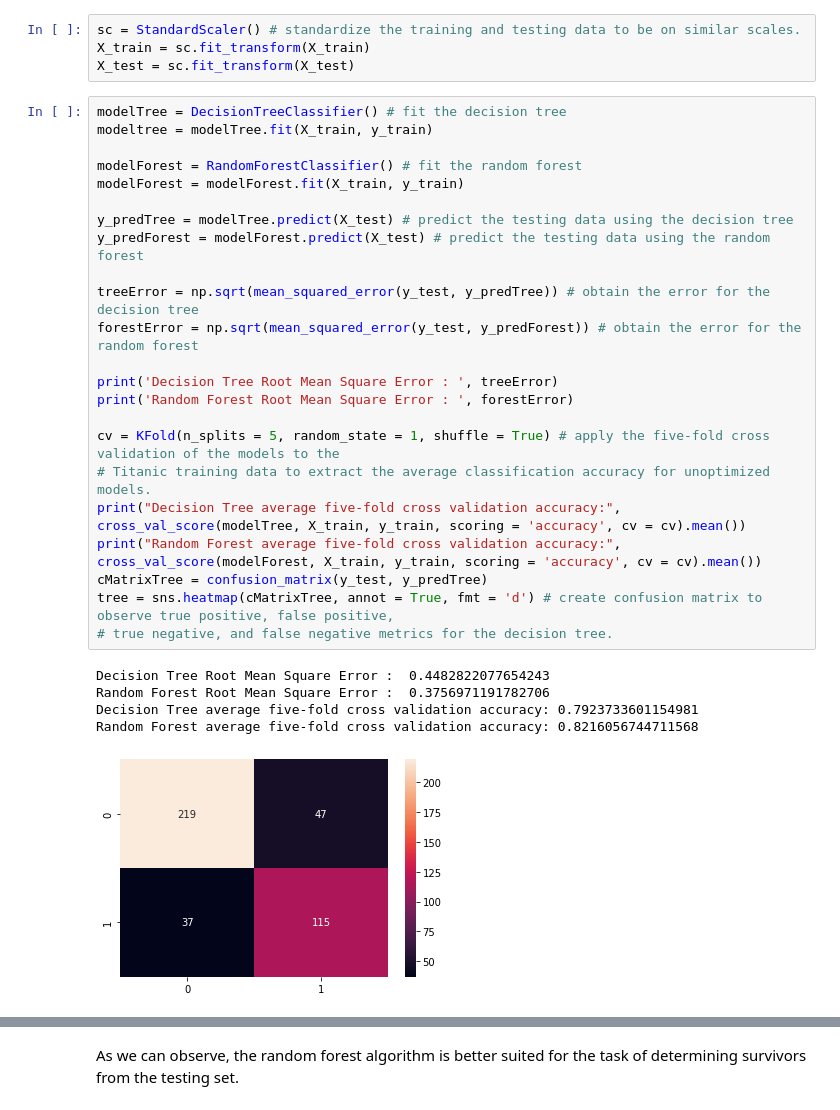
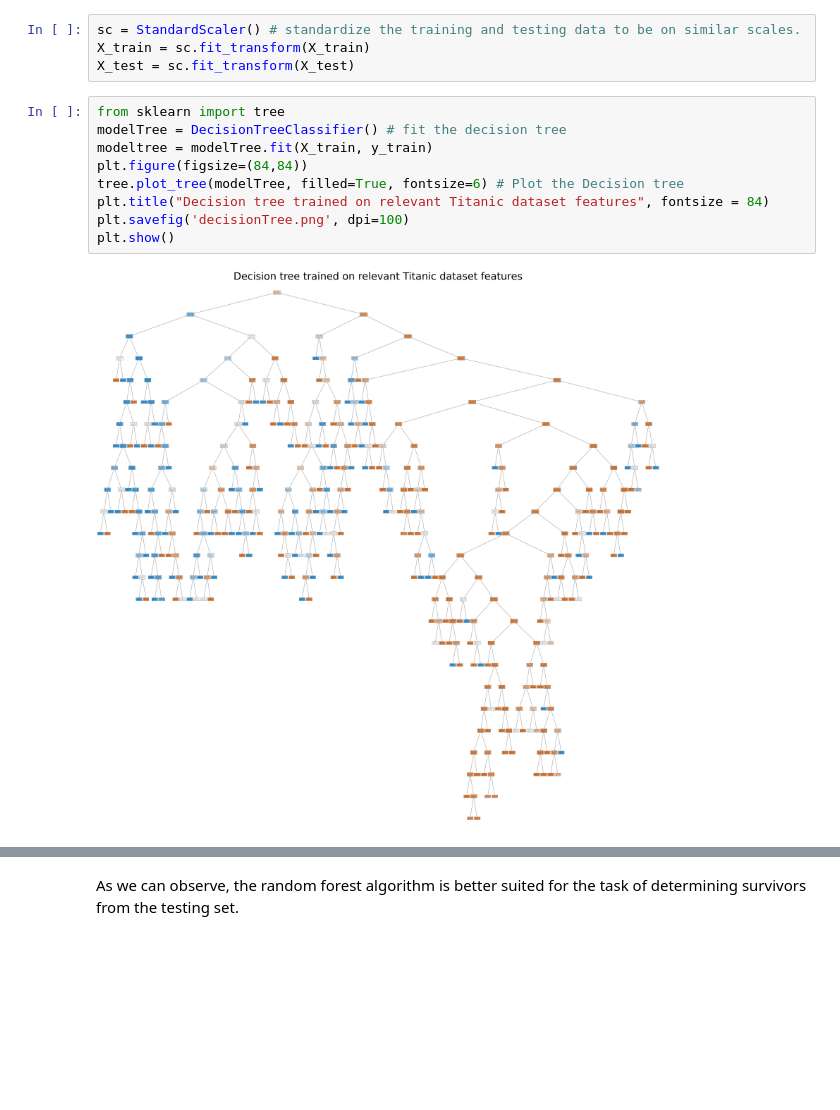
Before and after one commit to nikhilmsreedhar/titanicSurvivorPredictions, a Jupyter notebook: DecisionTreeVsRandomForest.ipynb, the cells around one changed output, grey strips where cells are left out. Drawn from its saved outputs; the diff is of its cells as text; blank space fills up the shorter version.

```diff
--- a/DecisionTreeVsRandomForest.ipynb
+++ b/DecisionTreeVsRandomForest.ipynb
@@ -148,31 +152,13 @@ sc = StandardScaler() # standardize the training and testing data to be on simil
 X_train = sc.fit_transform(X_train)
 X_test = sc.fit_transform(X_test)
 # %%
+from sklearn import tree
 modelTree = DecisionTreeClassifier() # fit the decision tree
 modeltree = modelTree.fit(X_train, y_train)
-
-modelForest = RandomForestClassifier() # fit the random forest
-modelForest = modelForest.fit(X_train, y_train)
-
-y_predTree = modelTree.predict(X_test) # predict the testing data using the decision tree
-y_predForest = modelForest.predict(X_test) # predict the testing data using the random forest
-
-treeError = np.sqrt(mean_squared_error(y_test, y_predTree)) # obtain the error for the decision tree
-forestError = np.sqrt(mean_squared_error(y_test, y_predForest)) # obtain the error for the random forest
-
-print('Decision Tree Root Mean Square Error : ', treeError)
-print('Random Forest Root Mean Square Error : ', forestError)
-
-cv = KFold(n_splits = 5, random_state = 1, shuffle = True) # apply the five-fold cross validation of the models to the
-# Titanic training data to extract the average classification accuracy for unoptimized models.
-print("Decision Tree average five-fold cross validation accuracy:", cross_val_score(modelTree, X_train, y_train, scoring = 'accuracy', cv = cv).mean())
-print("Random Forest average five-fold cross validation accuracy:", cross_val_score(modelForest, X_train, y_train, scoring = 'accuracy', cv = cv).mean())
-cMatrixTree = confusion_matrix(y_test, y_predTree)
-tree = sns.heatmap(cMatrixTree, annot = True, fmt = 'd') # create confusion matrix to observe true positive, false positive,
-# true negative, and false negative metrics for the decision tree.
+plt.figure(figsize=(84,84))
+tree.plot_tree(modelTree, filled=True, fontsize=6) # Plot the Decision tree
+plt.title("Decision tree trained on relevant Titanic dataset features", fontsize = 84)
+plt.savefig('decisionTree.png', dpi=100)
+plt.show()
 # %% [output]
-Decision Tree Root Mean Square Error :  0.4482822077654243
-Random Forest Root Mean Square Error :  0.3756971191782706
-Decision Tree average five-fold cross validation accuracy: 0.7923733601154981
-Random Forest average five-fold cross validation accuracy: 0.8216056744711568
-[figure, old version]
+[figure, new version]
```
Also changed, not shown: parts of 8 cells of this notebook, 2 other files.
